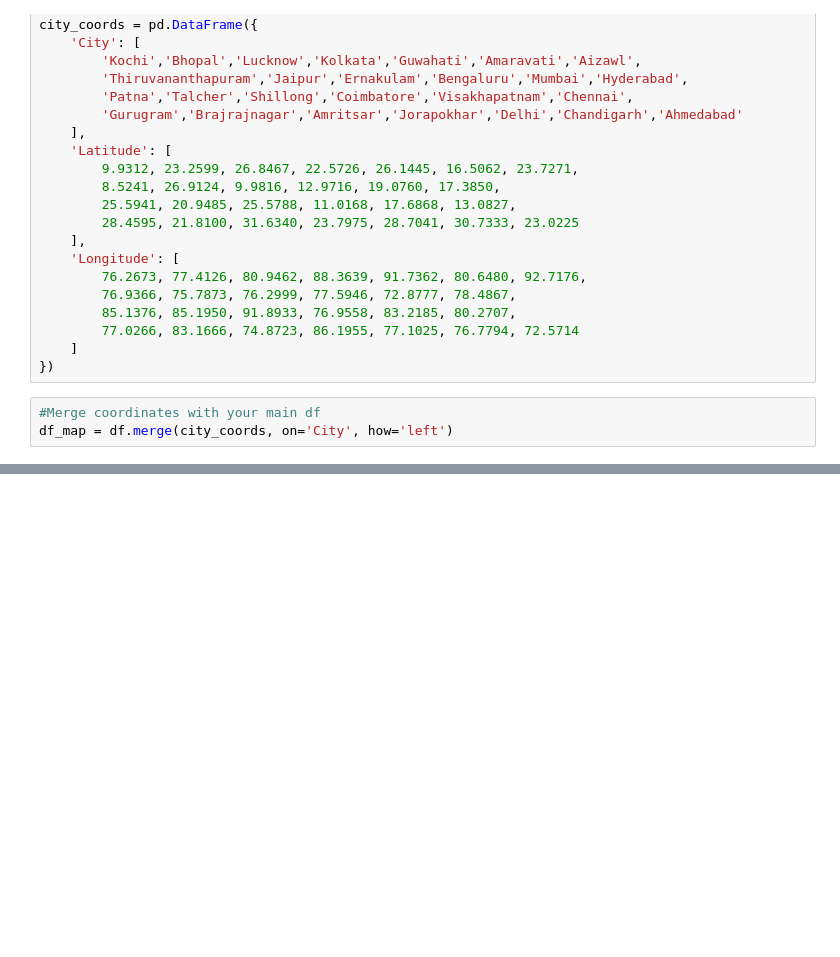
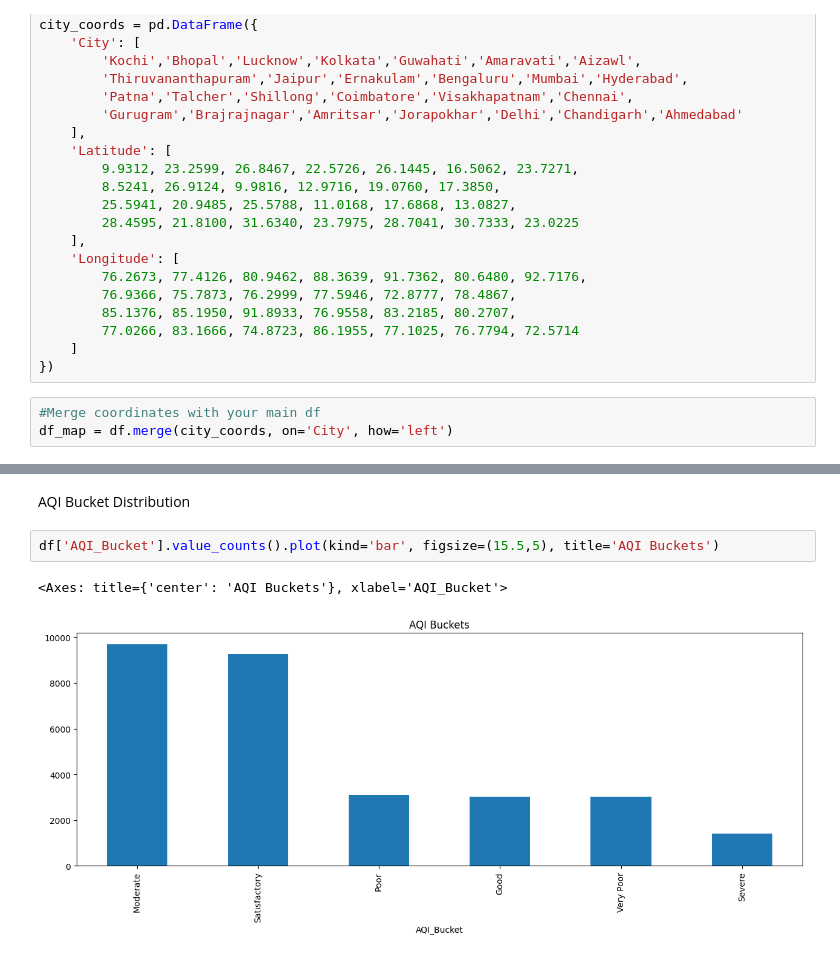
Before and after one commit to suryautharakumar/CMP7005_Programming_for_Data_Analysis, a Jupyter notebook: CMP7005_Programming_for_Data_Analysis_Final_Assessment.ipynb, the cells around one changed output, grey strips where cells are left out. Drawn from its saved outputs; the diff is of its cells as text; blank space fills up the shorter version.

```diff
--- a/CMP7005_Programming_for_Data_Analysis_Final_Assessment.ipynb
+++ b/CMP7005_Programming_for_Data_Analysis_Final_Assessment.ipynb
@@ -802,3 +803,10 @@ for i, row in city_summary.iterrows():
 m
 # %% [output]
 [interactive output not drawn]
+# %% [markdown]
+AQI Bucket Distribution
+# %%
+df['AQI_Bucket'].value_counts().plot(kind='bar', figsize=(15.5,5), title='AQI Buckets')
+# %% [output]
+<Axes: title={'center': 'AQI Buckets'}, xlabel='AQI_Bucket'>
+[figure, added]
```
Also changed, not shown: parts of 16 cells of this notebook.
